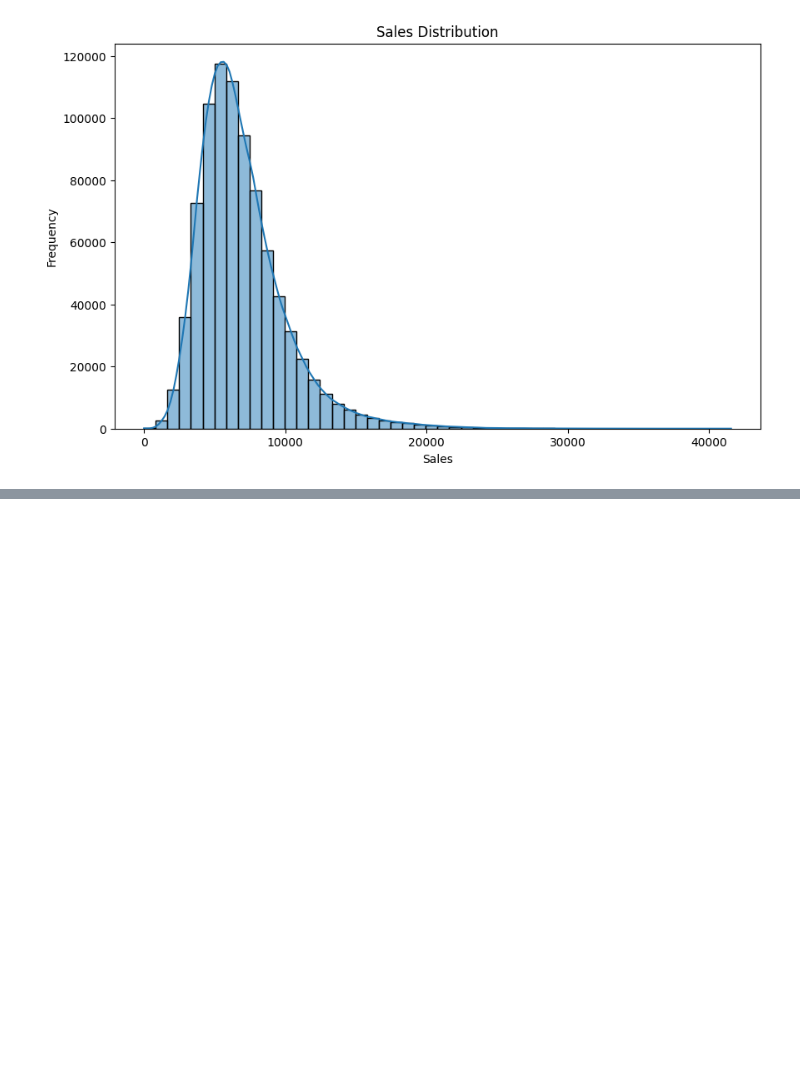
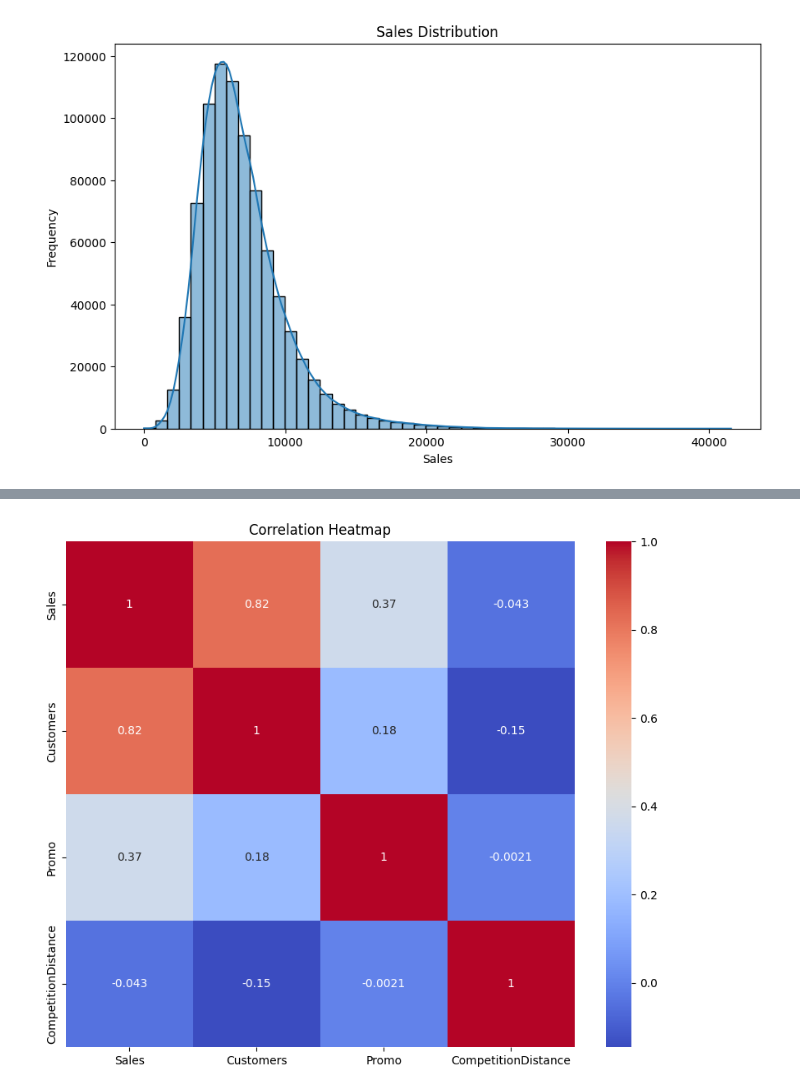
Before and after one commit to Yayerad/Pharmaceuticals-W4, a Jupyter notebook: notebooks/eda.ipynb, the cells around one changed output, grey strips where cells are left out. Cells and saved outputs as stored; diff of their text form; code cells hidden in the pictures; blank space fills up the shorter version.

```diff
--- a/notebooks/eda.ipynb
+++ b/notebooks/eda.ipynb
@@ -80,0 +103,10 @@ logging.info("Sales distribution plot saved.")
+# %%
+# 4. Correlation Heatmap
+plt.figure(figsize=(10, 8))
+corr = train_store[["Sales", "Customers", "Promo", "CompetitionDistance"]].corr()
+sns.heatmap(corr, annot=True, cmap="coolwarm")
+plt.title("Correlation Heatmap")
+plt.savefig("correlation_heatmap.png")
+logging.info("Correlation heatmap plot saved.")
+# %% [output]
+[figure, added]
```
Also changed, not shown: parts of 6 cells of this notebook, 7 other files.
